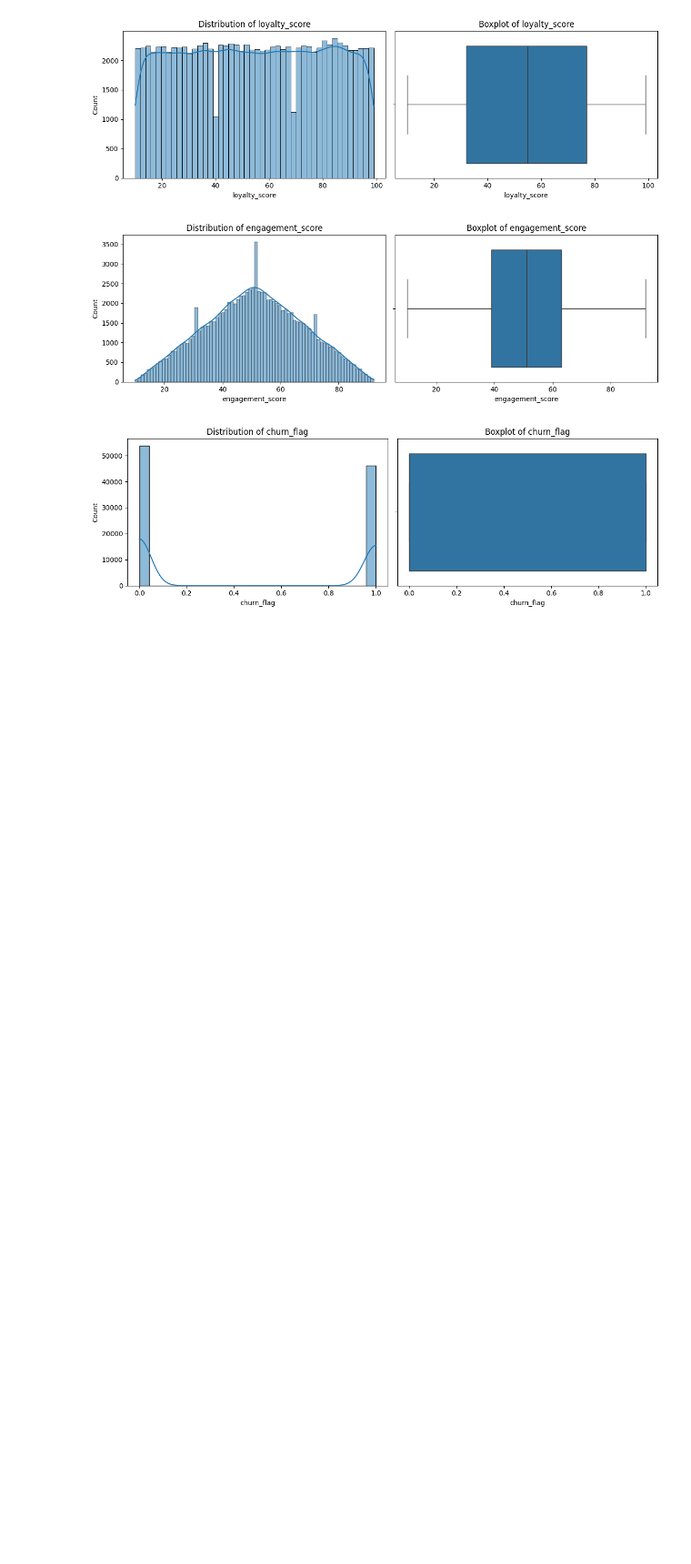
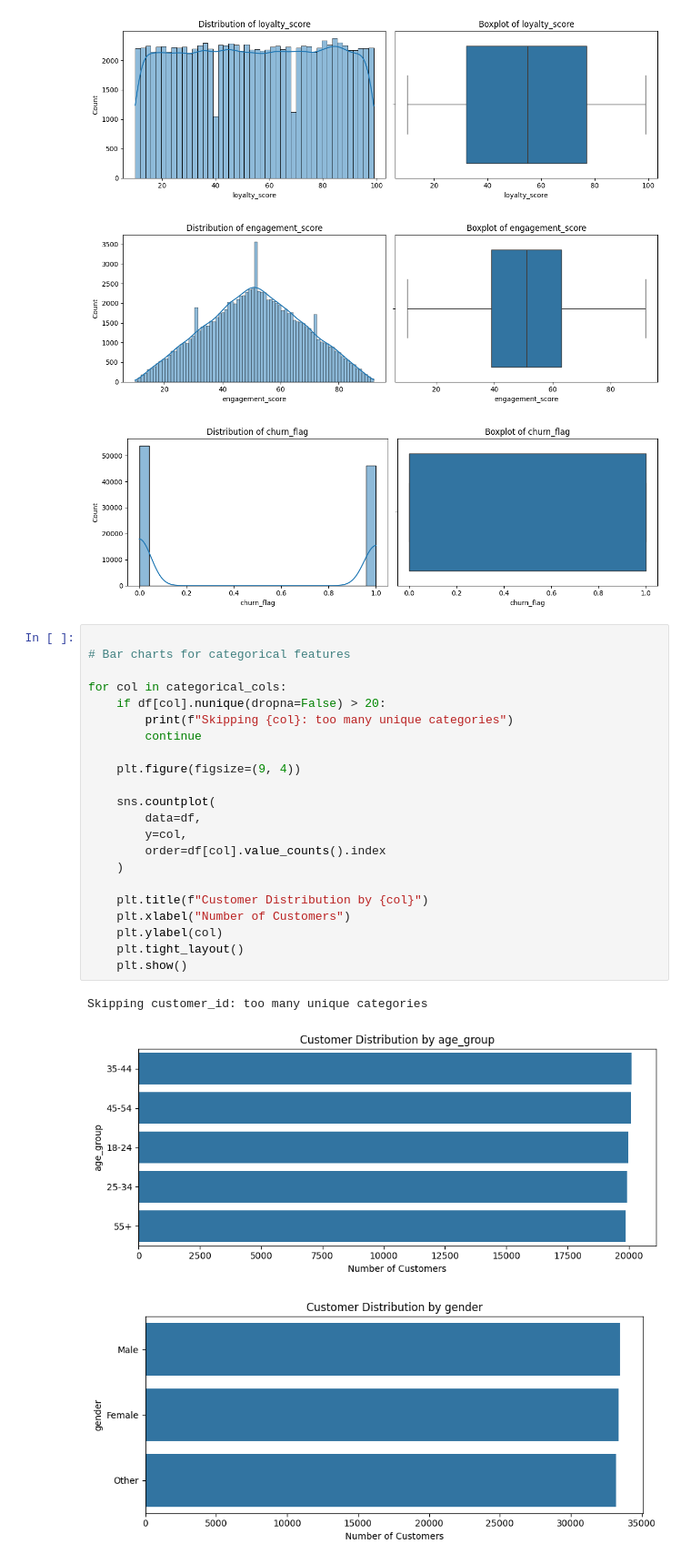
Before and after one commit to nehansa2003/AWS_Project, a Jupyter notebook: notebooks/EDA.ipynb, the cells around one changed output. Shown at 91% size. Saved outputs shown, nothing was run; the diff lists cells and outputs as text; blank space fills up the shorter version.

Commit message:
Categorical distributions

```diff
--- a/notebooks/EDA.ipynb
+++ b/notebooks/EDA.ipynb
@@ -196,3 +198,29 @@ for col in numeric_cols:
 [figure]
 [figure]
 [figure]
+# %%
+
+# Bar charts for categorical features
+
+for col in categorical_cols:
+    if df[col].nunique(dropna=False) > 20:
+        print(f"Skipping {col}: too many unique categories")
+        continue
+
+    plt.figure(figsize=(9, 4))
+
+    sns.countplot(
+        data=df,
+        y=col,
+        order=df[col].value_counts().index
+    )
+
+    plt.title(f"Customer Distribution by {col}")
+    plt.xlabel("Number of Customers")
+    plt.ylabel(col)
+    plt.tight_layout()
+    plt.show()
+# %% [output]
+Skipping customer_id: too many unique categories
+[figure, added]
+[figure, added]
```
Also changed, not shown: parts of 2 cells of this notebook.
